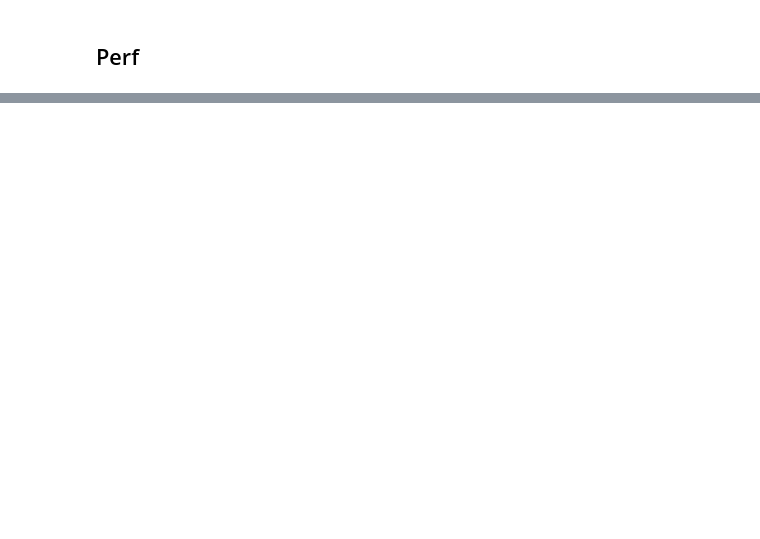
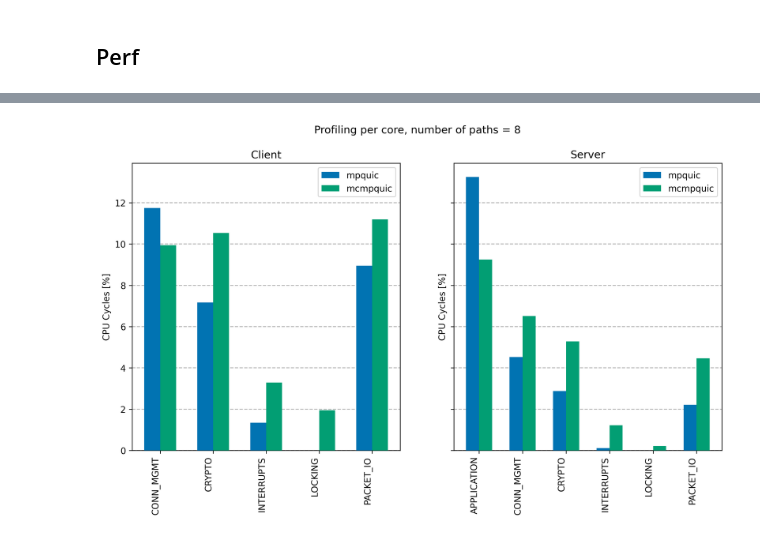
Before and after one commit to vanyingenzi/master_thesis_utilies, a Jupyter notebook: analysis/perf_plotting.ipynb, the cells around one changed output, grey strips where cells are left out. Cells and saved outputs as stored; diff of their text form; code cells hidden in the pictures; blank space fills up the shorter version.

```diff
--- a/analysis/perf_plotting.ipynb
+++ b/analysis/perf_plotting.ipynb
@@ -153,0 +195,6 @@ plt.savefig(os.path.join(plots_directory, "mcmpquic_amdahl.svg"), format='svg',
+# %%
+custom_df = df.loc[df["nb_cores"] == 8]
+custom_df = custom_df.drop(columns=["nb_cores"], axis=1)
+plot_profiling_per_core(custom_df, "Profiling per core, number of paths = 8")
+# %% [output]
+[figure, added]
```
Also changed, not shown: parts of 21 cells of this notebook, 47 other files.
